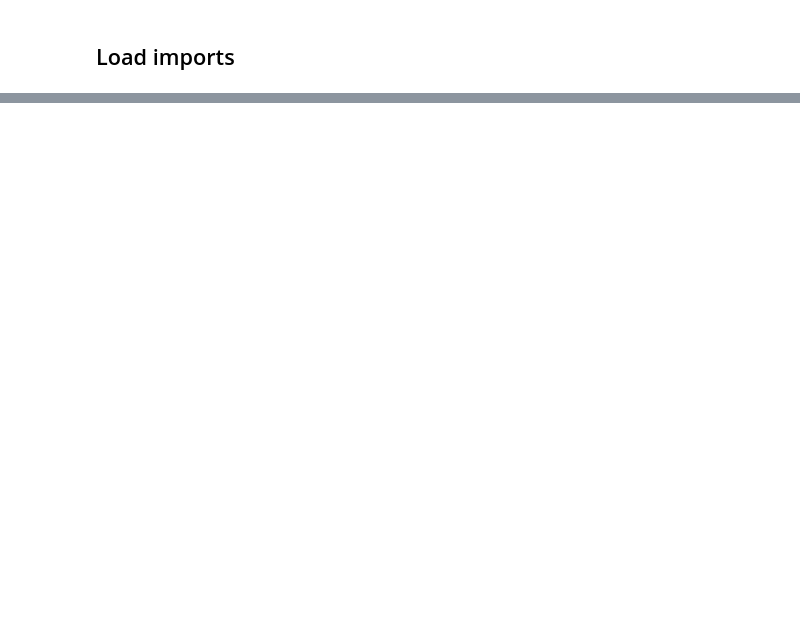
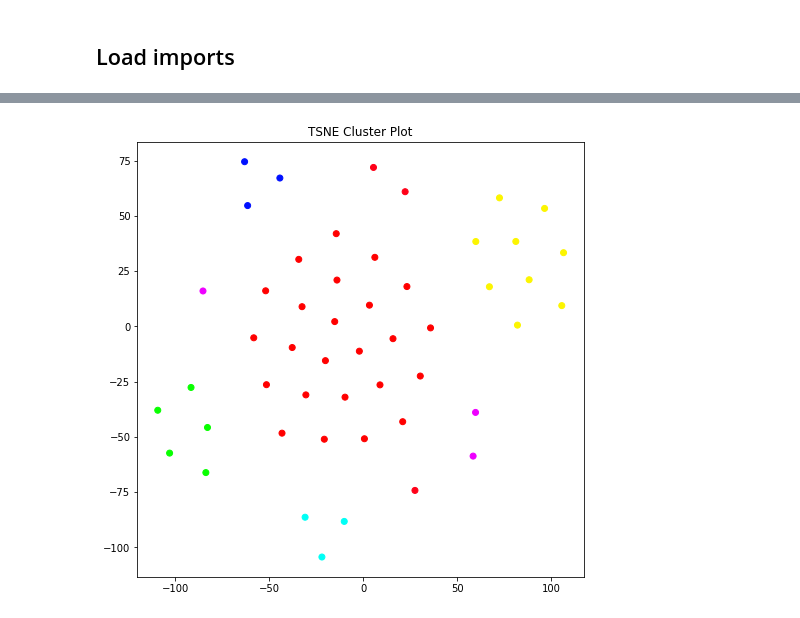
Before and after one commit to ArwaS97/Medius-Health-Challenge, a Jupyter notebook: Medius Health Challenge.ipynb, the cells around one changed output, grey strips where cells are left out. Cells and saved outputs as stored; diff of their text form; code cells hidden in the pictures; blank space fills up the shorter version.

```diff
--- a/Medius Health Challenge.ipynb
+++ b/Medius Health Challenge.ipynb
@@ -306,0 +290,10 @@ SyntaxError: invalid syntax (<ipython-input-16-6b82309b25e3>, line 1)
+# %%
+# Topics of clusters
+
+labels = vectorizer.get_feature_names()
+
+clusters = MiniBatchKMeans(n_clusters=7, init_size=1024, batch_size=2048, random_state=20).fit_predict(X)
+df = pd.DataFrame(X.todense()).groupby(clusters).mean()
+for i, r in df.iterrows():
+    print('\nCluster {}'.format(i))
+    print(','.join([labels[t] for t in np.argsort(r)[-1:]]))
@@ -306,0 +326,19 @@ SyntaxError: invalid syntax (<ipython-input-16-6b82309b25e3>, line 1)
+# %%
+# Plotting clusters on TSNE plot
+
+def plot_tsne(data, labels, num):
+    max_label = max(labels)
+    max_items = np.random.choice(range(data.shape[0]), size=num, replace=False)
+    pca = PCA(n_components=2).fit_transform(data[max_items,:].todense())
+    tsne = TSNE().fit_transform(PCA(n_components=6).fit_transform(data[max_items,:].todense()))
+
+    idx = np.random.choice(range(pca.shape[0]), size=num, replace=False)
+    label_subset = labels[max_items]
+    label_subset = [cm.hsv(i/max_label) for i in label_subset[idx]]
+    figure(figsize=(8, 8))
+    plt.scatter(tsne[idx, 0], tsne[idx, 1], c=label_subset)
+    plt.title('TSNE Cluster Plot')
+
+plot_tsne(X, clusters, 50)
+# %% [output]
+[figure, added]
```
Also changed, not shown: parts of 38 cells of this notebook, 1 other file.
